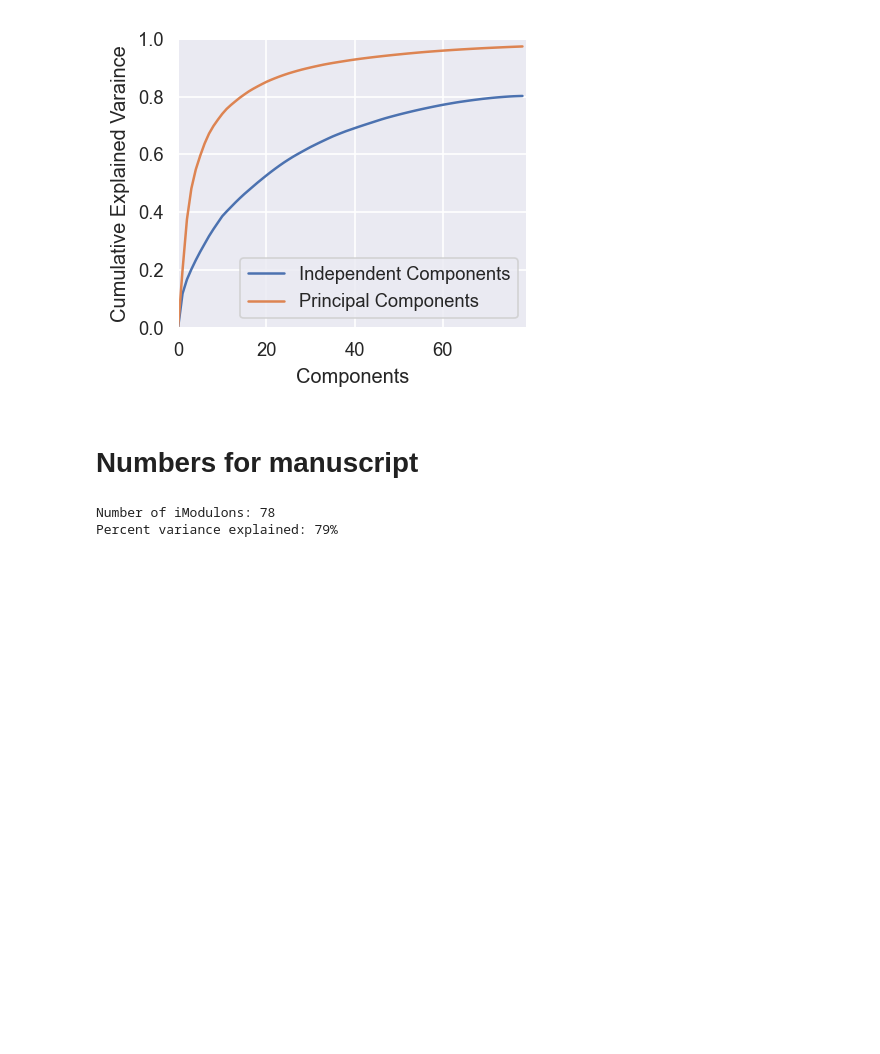
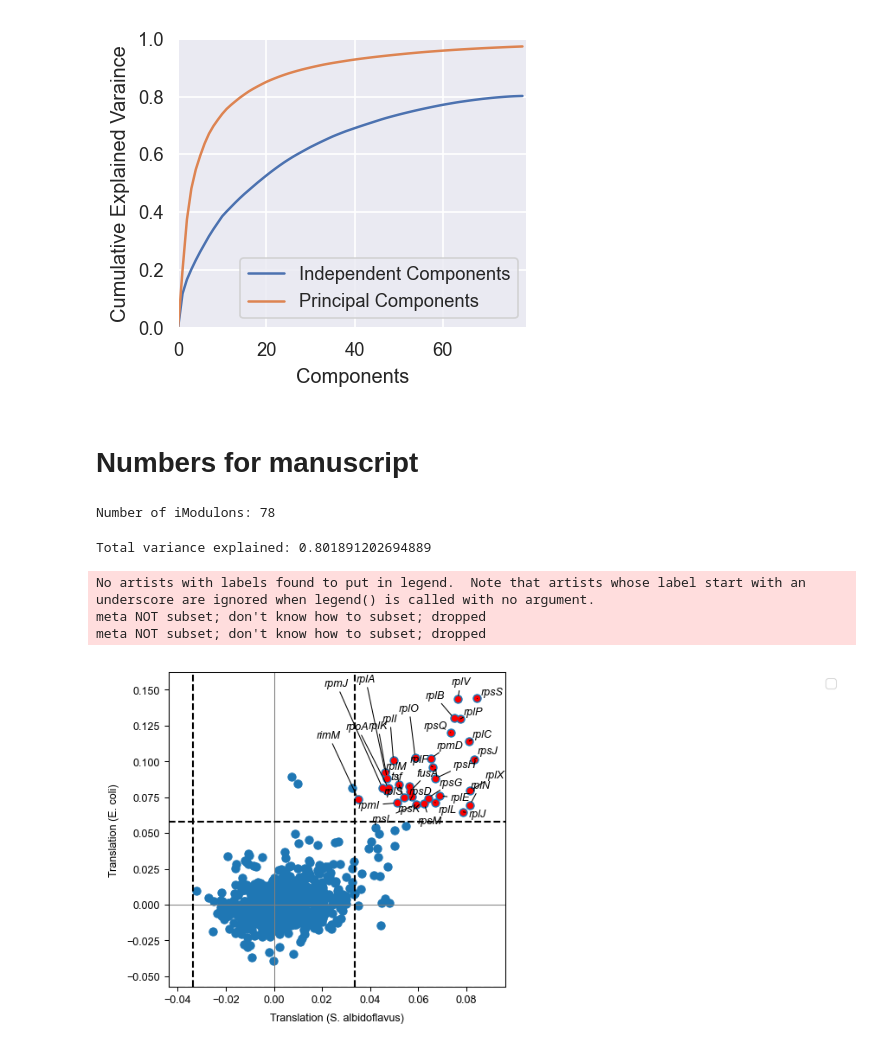
Before and after one commit to biosustain/salb_imodulons, a Jupyter notebook: modulome-workflow/figures/Figure_supps_extra.ipynb, the cells around one changed output. Saved outputs shown, nothing was run; the diff lists cells and outputs as text; code cells hidden in the pictures; blank space fills up the shorter version.

```diff
--- a/modulome-workflow/figures/Figure_supps_extra.ipynb
+++ b/modulome-workflow/figures/Figure_supps_extra.ipynb
@@ -18,10 +18,10 @@ plt.style.use('custom.mplstyle')
 # %% [markdown]
 ### Load data
 # %%
-figure_dir = 'raw_figures'
+figure_dir = '../../reports/figures/modulome/supplementary'
 data_dir = path.join('../..','data','processed', 'modulome')
 # %%
-data_file = path.join(data_dir,'salb_j1074_imdb.json.gz')
+data_file = path.join(data_dir,'salb.json.gz')
 ica_data = load_json_model(data_file)
 # %%
 plot_explained_variance(ica_data)
@@ -32,7 +32,62 @@ plt.savefig(path.join(figure_dir,'FigS2_explained_variance.pdf'))
 # Numbers for manuscript
 # %%
 print('Number of iModulons:',len(ica_data.imodulon_names))
-print('Percent variance explained: {:.0f}%'.format(explained_variance(ica_data)*100))
 # %% [output]
 Number of iModulons: 78
-Percent variance explained: 79%
+# %%
+# Calculate the sum of the explained_variance column in ica_data.imodulon_table
+total_variance = ica_data.imodulon_table['explained_variance'].sum()
+print('Total variance explained:',total_variance)
+# %% [output]
+Total variance explained: 0.801891202694889
+# %%
+#Load the E. coli precise1k ica object
+precise1k = load_json_model('../../data/external/modulome/ica_objects/precise1k.json')
+
+# Load the bbh dataframe
+bbh = pd.read_csv('../../data/external/modulome/compare_ica_multi/bbh/dataframes/salb_prot_vs_ecol_prot_parsed.csv',index_col=0)
+# %%
+# Convert the page size from mm to inches
+width = 85 / 25.4  # ~6.69 inches
+height = 80 / 25.4  # ~3.94 inches
+
+fig, ax = plt.subplots(figsize=(width, height))
+
+# Create a dictionary where the keys are the sample IDs and the values are the project names
+groups = ica_data.sample_table['project'].to_dict()
+
+# Generate 16 colors from the 'tab20' colormap
+colors = plt.cm.tab20(range(16))
+
+# Call the compare_gene_weights function with the specified parameters
+compare_gene_weights(ica_data, 'Translation',
+                     ica_data2=precise1k,
+                     imodulon2='Translation',
+                     ortho_file=bbh,
+                     use_org1_names=False,
+                     scatter_kwargs={'s': 20},
+                     show_labels=True,
+                     label_font_kwargs={'fontsize': 6},
+                     ax_font_kwargs={'fontsize': 6},
+                     ax=ax)
+
+# Increase x and y axis text size
+ax.tick_params(axis='both', which='major', labelsize=6)
+
+# Increase the x and y-axis label size
+ax.set_xlabel('Translation (S. albidoflavus)', fontsize=6)
+ax.set_ylabel('Translation (E. coli)', fontsize=6)
+
+# Move the legend to the top right outside the plot
+plt.legend(loc='upper right', bbox_to_anchor=(2, 1))
+
+# Save the figure
+plt.savefig(path.join(figure_dir, 'translation_compare_weights.pdf'), dpi=300)
+
+# Show the plot
+plt.show()
+# %% [output]
+No artists with labels found to put in legend.  Note that artists whose label start with an underscore are ignored when legend() is called with no argument.
+meta NOT subset; don't know how to subset; dropped
+meta NOT subset; don't know how to subset; dropped
+[figure, added]
```
Also changed, not shown: parts of 1 cell of this notebook, 9 other files.
